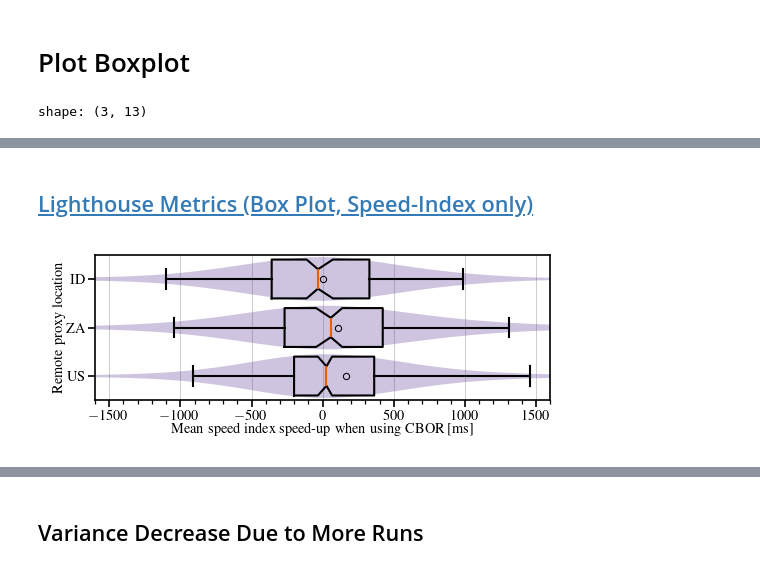
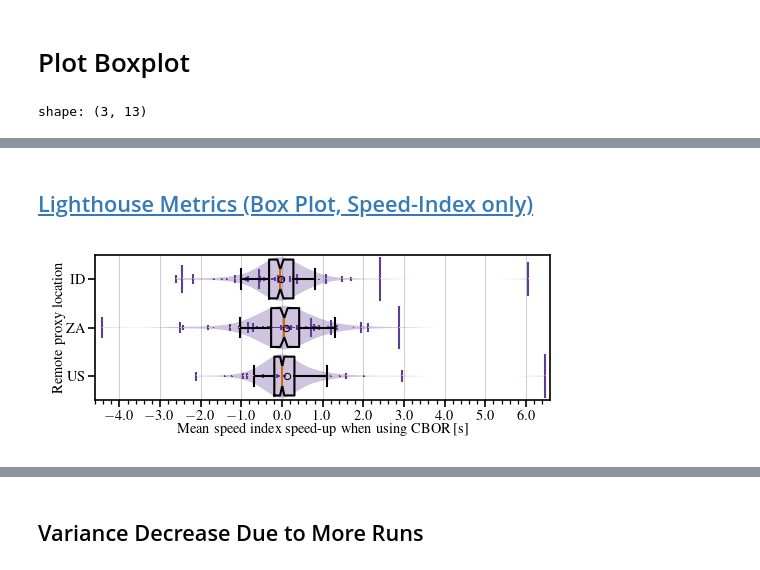
Before and after one commit to miri64/artifacts-tnsm26-cbor-dns-eval, a Jupyter notebook: 06_1evaluation.ipynb, the cells around one changed output, grey strips where cells are left out. Cells and saved outputs as stored; diff of their text form; code cells hidden in the pictures.

```diff
--- a/06_1evaluation.ipynb
+++ b/06_1evaluation.ipynb
@@ -250,6 +250,21 @@ domains_per_run = {
     k: speed_index.select([k, "domain", "run"]).filter(polars.col(k).is_not_null()).group_by(["run"]).agg(polars.col("domain").unique().len())["domain"].mean()
     for k in LOCATIONS_SORTED
 }
+speed_index_var = speed_index.group_by("domain").agg(
+    *[
+        polars.col(k).var()
+        for k in LOCATIONS_SORTED
+    ],
+    *[
+        polars.col(k).mean().alias(f"{k}-mean")
+        for k in LOCATIONS_SORTED
+    ]
+).with_columns(
+    *[
+        polars.col(k) / polars.col(k).max() * 0.45
+        for k in LOCATIONS_SORTED
+    ]
+)
 speed_index = speed_index.group_by("domain").mean()
 
 stats = polars.DataFrame(
@@ -290,6 +305,16 @@ vlp = ax.violinplot(
 )
 for body in vlp["bodies"]:
     body.set_facecolor("#5e3c99")
+for y, location in enumerate(LOCATIONS_SORTED):
+    norm_vars = speed_index_var.sort(f"{location}-mean")
+    ax.errorbar(
+        norm_vars[f"{location}-mean"],
+        norm_vars[[f"{location}-mean"]].with_columns(**{f"{location}-mean": polars.lit(y)})[f"{location}-mean"],
+        yerr=norm_vars[location],
+        ecolor="#5e3c99",
+        elinewidth=1,
+        linewidth=0,
+    )
 ax.boxplot(
     [
         speed_index.filter(polars.col(l).is_not_null())[l].to_numpy()
@@ -299,20 +324,21 @@ ax.boxplot(
     notch=True,
     widths=0.8,
     whis=(5, 95),
-    showfliers=False,
+    showfliers=True,
     showmeans=True,
     meanprops={"marker": ".", "markeredgecolor": "black", "markerfacecolor": "none"},
+    flierprops={"marker": ",", "markerfacecolor": "#fdb863"},
     medianprops={"c": "#e66101"},
     bootstrap=10000,
     vert=False,
 )
 ax.set_axisbelow(True)
 ax.grid(axis="x")
-ax.set_xlabel(f"Mean speed index speed-up when using CBOR [ms]")
-ax.set_xlim(-1600, 1600)
-ax.set_xticks(numpy.arange(-1500, 1700, 500))
-ax.set_xticks(numpy.arange(-1600, 1700, 100), minor=True)
-ax.xaxis.set_major_formatter(matplotlib.ticker.FuncFormatter(lambda y, pos: f"${y}$"))
+ax.set_xlabel(f"Mean speed index speed-up when using CBOR [s]")
+ax.set_xlim(-4600, 6600)
+ax.set_xticks(numpy.arange(-4000, 6600, 1000))
+ax.set_xticks(numpy.arange(-4600, 6600, 200), minor=True)
+ax.xaxis.set_major_formatter(matplotlib.ticker.FuncFormatter(lambda y, pos: f"${y / 1000}$"))
 
 ax.set_ylim(-0.5, 2.5)
 ax.set_ylabel(f"Remote proxy location")
@@ -336,5 +362,5 @@ shape: (3, 13)
 ## [Lighthouse Metrics (Box Plot, Speed-Index only)](06_1evaluation/plots/lighthouse-box-speed-index.pdf)
-[figure, old version]
+[figure, new version]
 # %%
 matplotlib.style.use(pathlib.Path.cwd() / "mlenders_column_ieeetran.mplstyle")
 matplotlib.rcParams["figure.figsize"] = (
```
Also changed, not shown: parts of 11 cells of this notebook.
